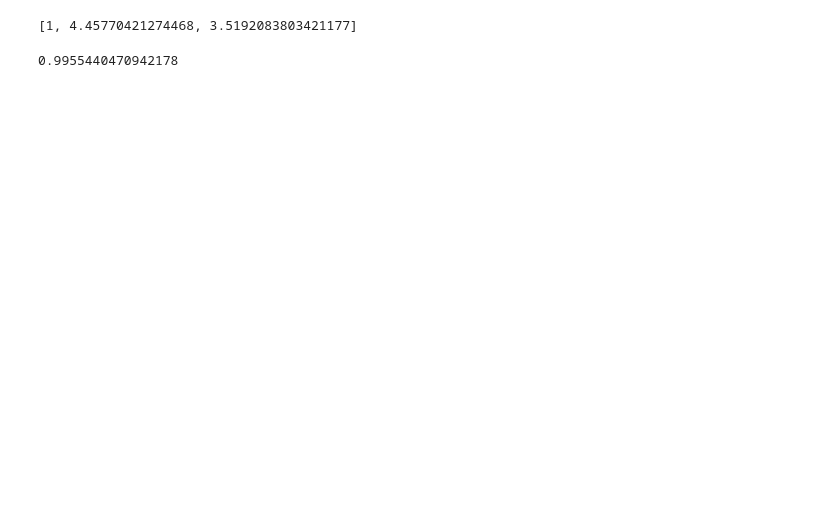
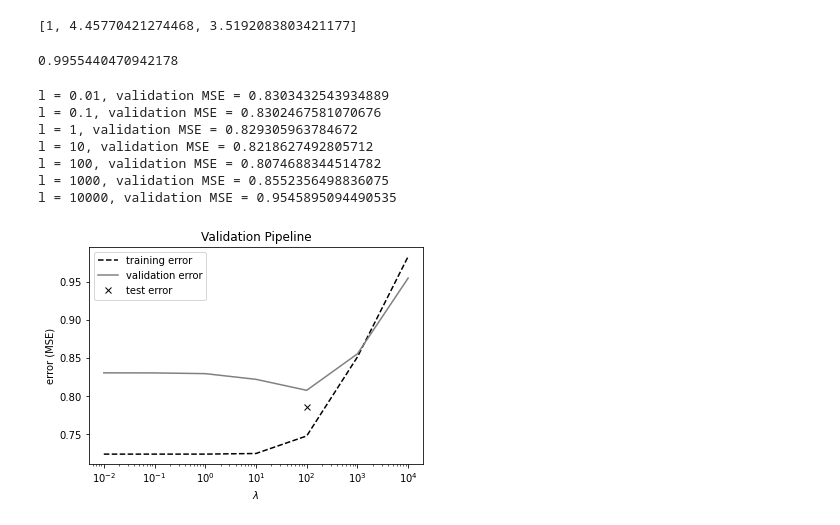
Before and after one commit to cleeag/CSE-258, a Jupyter notebook: predictions.ipynb, the cells around one changed output. Drawn from its saved outputs; the diff is of its cells as text; code cells hidden in the pictures; blank space fills up the shorter version.

```diff
--- a/predictions.ipynb
+++ b/predictions.ipynb
@@ -283,4 +326,8 @@ reviewLists = []
 for u in reviewsPerUser:
     rl = list(reviewsPerUser[u])
     rl.sort()
+    print(rl)
+    print([x[1] for x in rl])
+    print(ggh)
+    break
     reviewLists.append([x[1] for x in rl])
@@ -377,7 +438,7 @@ best dimensionality:  75
 # %%
 bestmse=10.0
 best_window=0
-for i in [1,2,3,4,6,8,10]:
+for i in [1,2,3,4,6,8,10,15]:
     model10 = Word2Vec(reviewLists,
                  min_count=best_min_count, # Words/items with fewer instances are discarded
                  vector_size=best_vsize, # Model dimensionality
@@ -536,3 +634,20 @@ EnsembleMSE = MSE(yPred, ytest)
 EnsembleMSE
 # %% [output]
 0.9955440470942178
+# %%
+t_data=train_data[:50000]
+# %%
+punctuation = set(string.punctuation)
+
+def feature(datum, words, wordId, tolower=True, removePunct=True):
+    feat = [0]*len(words)
+    r = datum['reviewText']
+    if tolower:
+        r = r.lower()
+    if removePunct:
+        r = ''.join([c for c in r if not c in punctuation])
+    for w in r.split():
+        if w in words:
+            feat[wordId[w]] += 1
+    feat.append(1) # offset
+    return feat
@@ -538,0 +720,11 @@ EnsembleMSE
+# %%
+pipeline(2000, False, False)
+# %% [output]
+l = 0.01, validation MSE = 0.8303432543934889
+l = 0.1, validation MSE = 0.8302467581070676
+l = 1, validation MSE = 0.829305963784672
+l = 10, validation MSE = 0.8218627492805712
+l = 100, validation MSE = 0.8074688344514782
+l = 1000, validation MSE = 0.8552356498836075
+l = 10000, validation MSE = 0.9545895094490535
+[figure, added]
```
Also changed, not shown: parts of 13 cells of this notebook, 1 other file.
